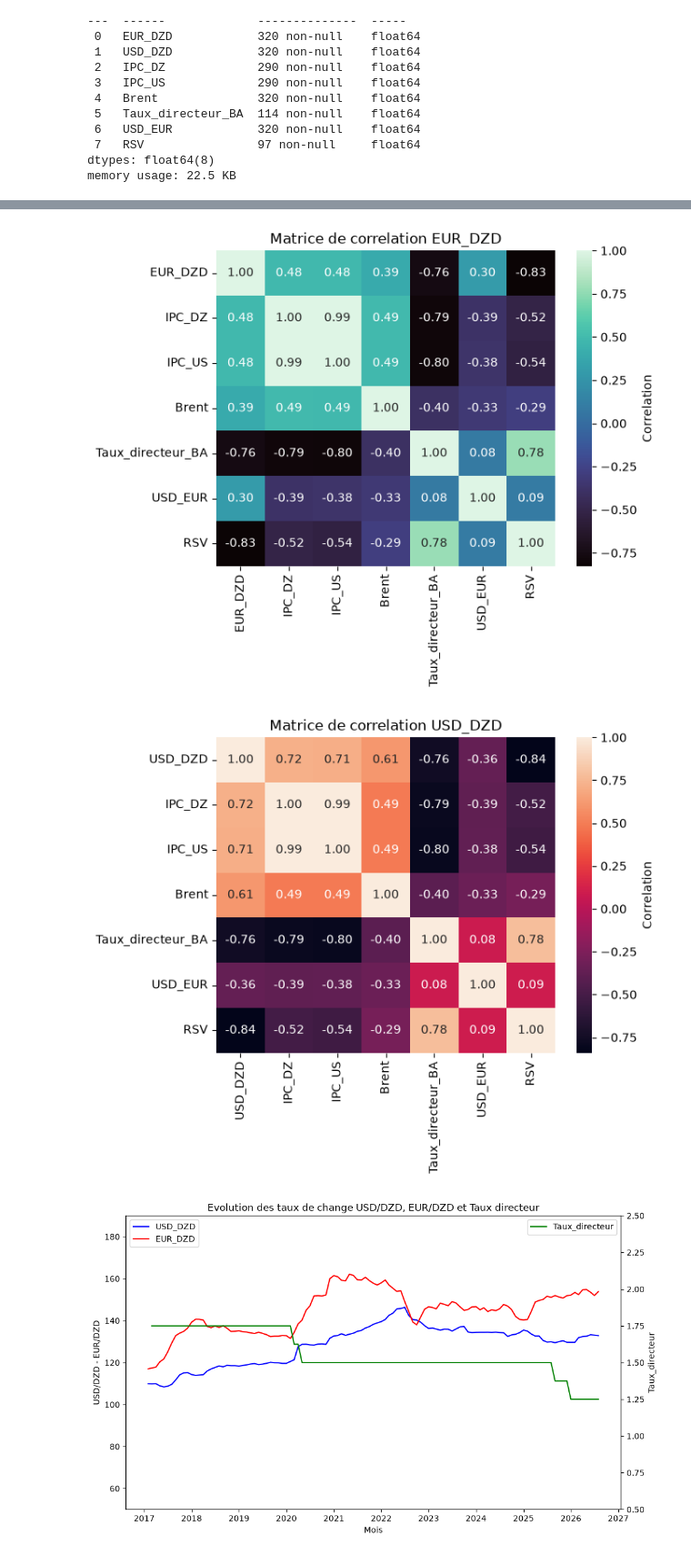
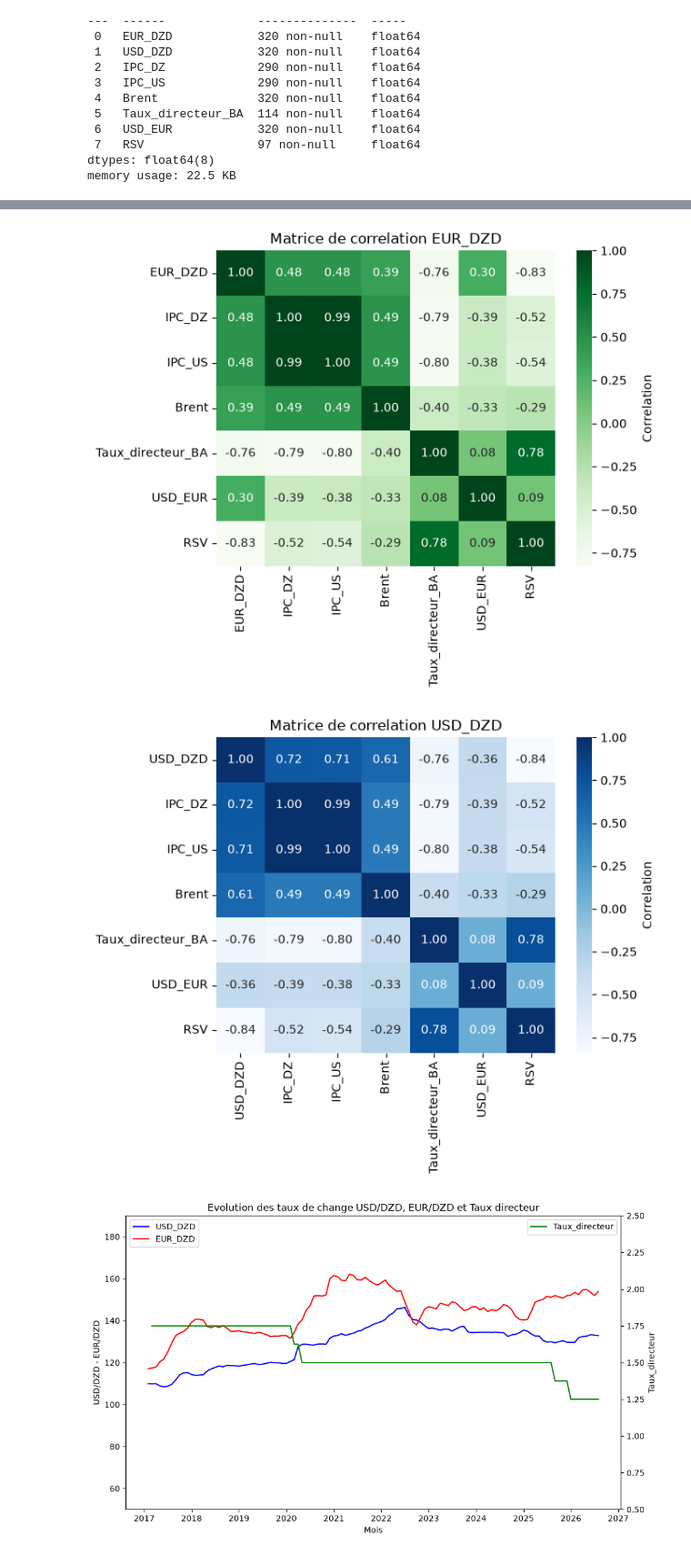
Before and after one commit to wassimradi/Analyse_taux_USD_DZD, a Jupyter notebook: Correlation.ipynb, the cells around one changed output, grey strips where cells are left out. Shown at 91% size. Saved outputs shown, nothing was run; the diff lists cells and outputs as text; code cells hidden in the pictures.

```diff
--- a/Correlation.ipynb
+++ b/Correlation.ipynb
@@ -45,17 +53,17 @@ sources
 # %%
 df = data.loc['2017-01':].copy()
 correlation_matrix_eur = df.drop(['USD_DZD'], axis=1).corr()
-sns.heatmap(correlation_matrix_eur, annot=True, cmap='mako', fmt='.2f', annot_kws={"size": 10}, cbar_kws={"label": "Correlation"})
+sns.heatmap(correlation_matrix_eur, annot=True, cmap='Greens', fmt='.2f', annot_kws={"size": 10}, cbar_kws={"label": "Correlation"})
 plt.title('Matrice de correlation EUR_DZD')
 plt.show()
 # %% [output]
-[figure, old version]
+[figure, new version]
 # %%
 correlation_matrix_usd = df.drop(['EUR_DZD'], axis=1).corr()
-sns.heatmap(correlation_matrix_usd, annot=True, cmap='rocket', fmt='.2f', annot_kws={"size": 10}, cbar_kws={"label": "Correlation"})
+sns.heatmap(correlation_matrix_usd, annot=True, cmap='Blues', fmt='.2f', annot_kws={"size": 10}, cbar_kws={"label": "Correlation"})
 plt.title('Matrice de correlation USD_DZD')
 plt.show()
 # %% [output]
-[figure, old version]
+[figure, new version]
 # %%
 
```
Also changed, not shown: parts of 14 cells of this notebook.
